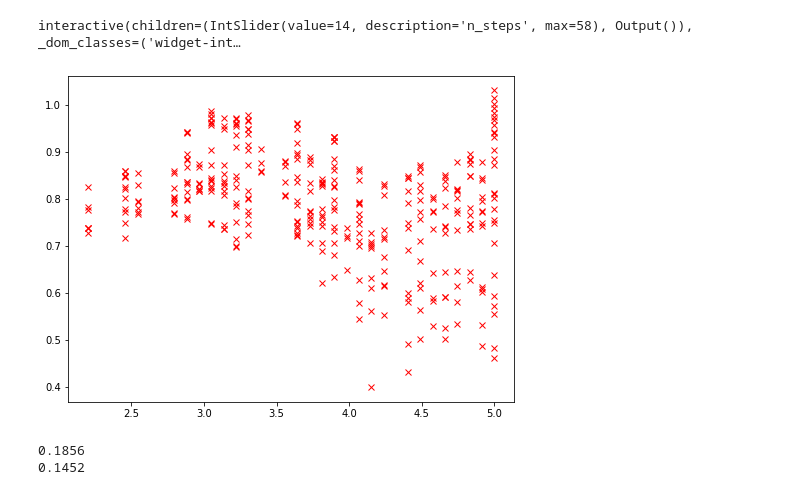
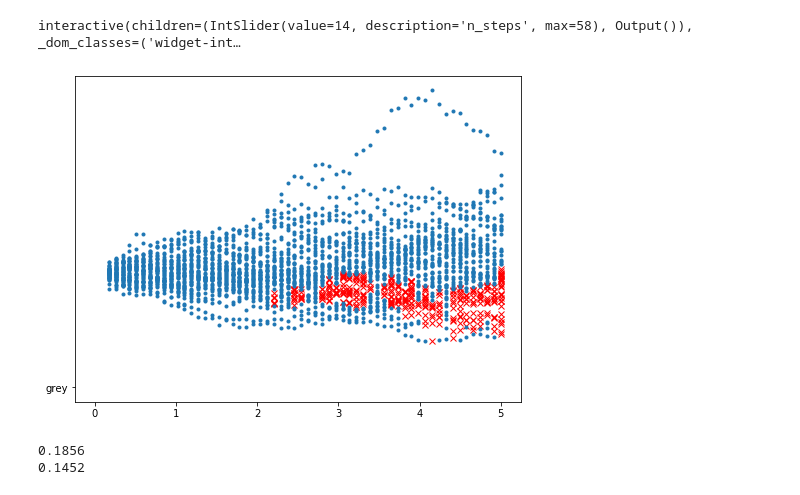
Before and after one commit to luphord/longstaff_schwartz, a Jupyter notebook: notebooks/Talk.ipynb, the cells around one changed output. Cells and saved outputs as stored; diff of their text form; code cells hidden in the pictures.

Commit message:
also plot non-beneficial exercises

```diff
--- a/notebooks/Talk.ipynb
+++ b/notebooks/Talk.ipynb
@@ -131,15 +131,21 @@ interactive(children=(IntSlider(value=14, description='n_steps', max=58), Output
 # %%
 exercise_times = []
 exercises = []
+non_exercise_times = []
+non_exercises = []
 for i, (cashflow, x, fitted, continuation, exercise, ex_idx) in enumerate(intermediate_results):
     for ex in x[ex_idx]:
         exercise_times.append(t[-i-1])
         exercises.append(ex)
+    for ex in x[~ex_idx]:
+        non_exercise_times.append(t[-i-1])
+        non_exercises.append(ex)
 
 plt.figure(figsize=figsize)
 plt.plot(exercise_times, exercises, 'rx');
+plt.plot(non_exercise_times, non_exercises, '.', 'grey');
 # %% [output]
-[figure, old version]
+[figure, new version]
 # %%
 df = np.exp(-r * (t[1]-t[0]))
 cashflow = cashflow * df
```
